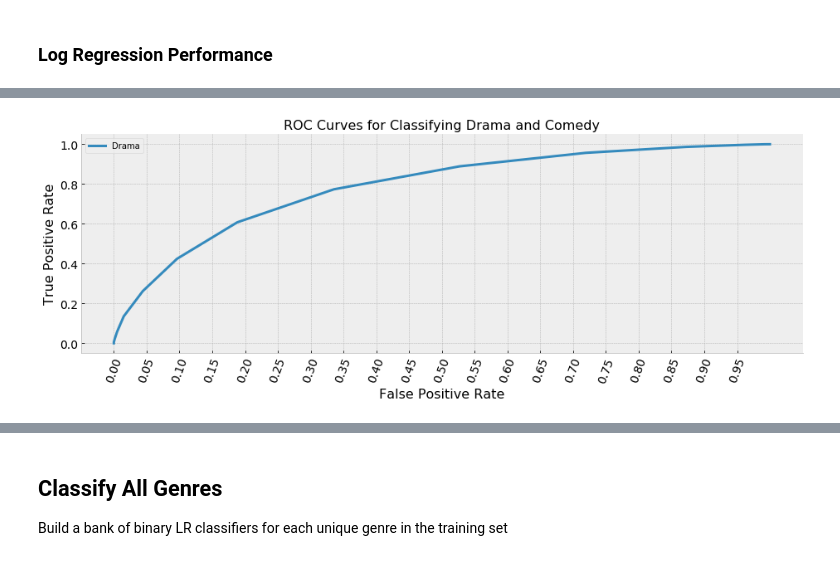
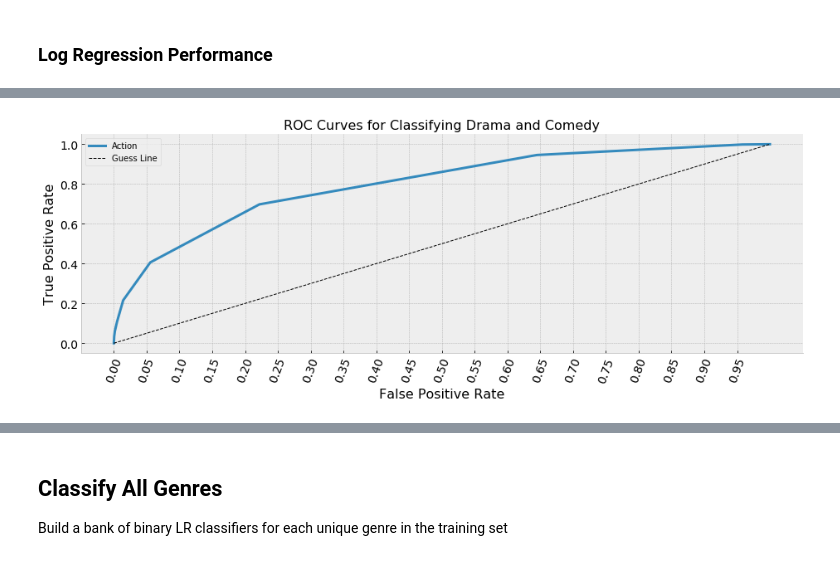
Before and after one commit to danfinkel/python, a Jupyter notebook: text_classification/classify_and_predict_genre-v2.ipynb, the cells around one changed output, grey strips where cells are left out. Drawn from its saved outputs; the diff is of its cells as text; code cells hidden in the pictures.

```diff
--- a/text_classification/classify_and_predict_genre-v2.ipynb
+++ b/text_classification/classify_and_predict_genre-v2.ipynb
@@ -169,0 +143,12 @@ print len(df_train)
+# %%
+# Define class
+GENRE = 'Action'
+
+# create labels
+df_train['class'] = 1 - df_train[GENRE].values
+df_train.head()
+print df_train[GENRE].sum(), len(df_train) - df_train[GENRE].sum()
+
+df_test_genre = df_test.loc[df_test[GENRE] == 1]
+df_test_not_genre = df_test.loc[df_test[GENRE] == 0]
+print len(df_test_genre), len(df_test_not_genre)
@@ -170,3 +158,8 @@ print len(df_train)
+# %%
+def word_count(text):
+    return len(text.split(' '))
+
+df_train['wordcount'] = df_train['text'].apply(word_count)
 # %% [markdown]
 ## Prep for Classification (Keras / TensorFlow DCNN)
 # %%
@@ -231,9 +226,10 @@ Number of positive and negative reviews in traing and validation set
 # %%
 # import GLOVE word embeddings
 # see: https://nlp.stanford.edu/projects/glove/
-GLOVE_DIR = "/Users/danfinkel/datasets/glove/"
+# GLOVE_DIR = "/Users/danfinkel/datasets/glove/"
+GLOVE_DIR = "/Users/dfinkel/proto_dev/data_science/glove_data/glove_files/"
 embeddings_index = {}
-f = open(os.path.join(GLOVE_DIR, 'glove.840B.300d.txt'))
+f = open(os.path.join(GLOVE_DIR, 'glove.6B.300d.txt'))
 for line in f:
     values = line.split()
     word = values[0]
@@ -644,11 +633,11 @@ plt.savefig('/Users/danfinkel/git_base/python/my_site/assets/images/roc_drama_co
 # %% [markdown]
 ### Log Regression Performance
 # %%
-X_ = df_test_drama['text'].values
-lr_drama_scores = pipeline.predict_proba(X_)
+X_ = df_test_genre['text'].values
+lr_genre_scores = pipeline.predict_proba(X_)
 
-X_ = df_test_not_drama['text'].values
-lr_not_drama_scores = pipeline.predict_proba(X_)
+X_ = df_test_not_genre['text'].values
+lr_not_genre_scores = pipeline.predict_proba(X_)
 # %%
 plt.figure(figsize=(13, 5))
 ax = plt.subplot(111)
@@ -683,37 +672,38 @@ def roc_values(p1, p2):
     relative to p1 and p2 vectors
     """
     tp = []
     fp = []
     for tt in np.arange(0, 1.05, 0.05):
         # tt is the threshold
         tp.append(1.0 * len([p for p in p1 if p[0] >= tt]) / len(p1))
         fp.append(1.0 * len([p for p in p2 if p[0] >= tt]) / len(p2))
 
     return tp, fp
 
-drama_tp_lr, drama_fp_lr = roc_values(lr_drama_scores, lr_not_drama_scores)
-comedy_tp_lr, comedy_fp_lr = roc_values(1 - lr_comedy_scores, 1 - lr_drama_scores)
+genre_tp_lr, genre_fp_lr = roc_values(lr_genre_scores, lr_not_genre_scores)
+# comedy_tp_lr, comedy_fp_lr = roc_values(1 - lr_comedy_scores, 1 - lr_drama_scores)
 
 plt.figure(figsize=(13, 5))
 ax = plt.subplot(111)
 ax.spines["top"].set_visible(False)
 ax.spines["right"].set_visible(False)
 
 ax.get_xaxis().tick_bottom()
 ax.get_yaxis().tick_left()
 
 plt.xticks(np.arange(0, 1, .05), fontsize=14, rotation = 70)
 plt.yticks(fontsize=14)
 
 plt.xlabel("False Positive Rate", fontsize=16)
 plt.ylabel("True Positive Rate", fontsize=16)
 plt.title('ROC Curves for Classifying Drama and Comedy', fontsize=16)
 
-plt.plot(drama_fp_lr, drama_tp_lr, linewidth=3)
-# plt.plot(comedy_fp_lr, comedy_tp_lr, linewidth=3)
+plt.plot(genre_fp_lr, genre_tp_lr, linewidth=3)
+plt.plot([0, 1], [0, 1], '--', color='k', linewidth=1)
+# plt.plot(comedy_fp_dcnn, comedy_tp_dcnn, linewidth=3)
 # plt.bar(be[:-1], 1.0 * h_comedy / np.sum(h_comedy), width=0.045, facecolor = "#74e22f", alpha=0.6 )
-plt.legend([GENRE])
+plt.legend([GENRE, 'Guess Line'])
 plt.tight_layout()
-plt.savefig('/Users/dfinkel/git_base/python/my_site/assets/images/roc_drama_not_drama_lr.png')
+# plt.savefig('/Users/dfinkel/git_base/python/my_site/assets/images/roc_comedy_not_comedy_lr.png')
 # %% [output]
-[figure, old version]
+[figure, new version]
```
Also changed, not shown: parts of 40 cells of this notebook, 34 other files.
